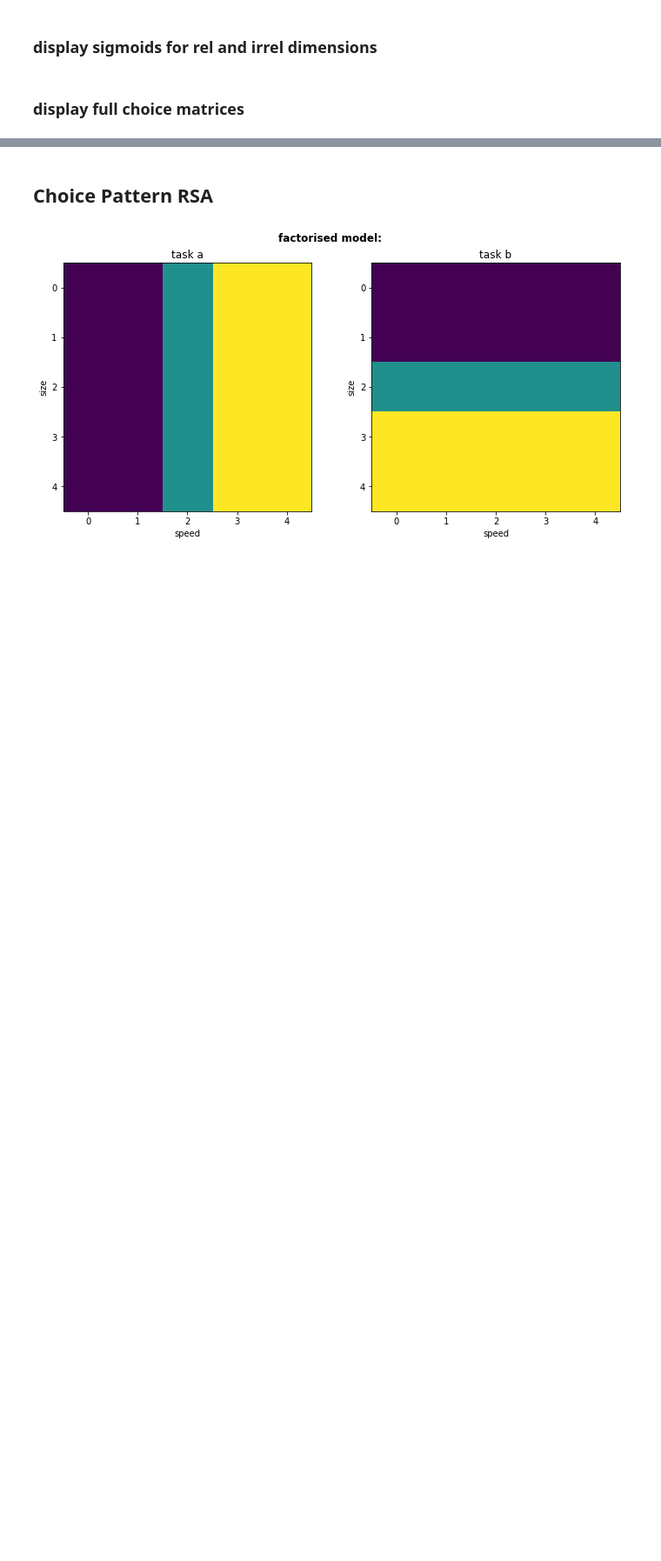
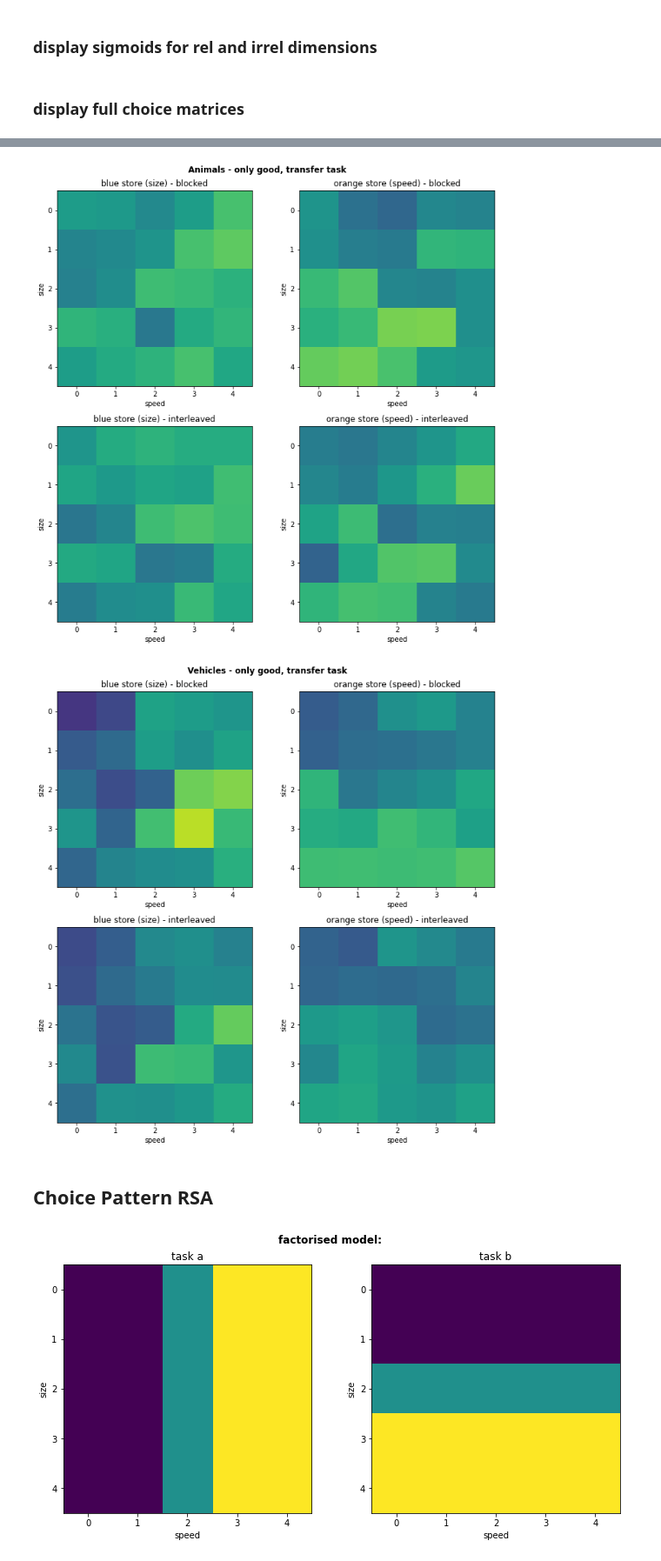
Before and after one commit to summerfieldlab/animals_vehicles, a Jupyter notebook: notebooks/av_transfer_analysis.ipynb, the cells around one changed output, grey strips where cells are left out. Shown at 87% size. Drawn from its saved outputs; the diff is of its cells as text; code cells hidden in the pictures; blank space fills up the shorter version.

Commit message:
full analysis notebook for transfer task

```diff
--- a/notebooks/av_transfer_analysis.ipynb
+++ b/notebooks/av_transfer_analysis.ipynb
@@ -116,3 +117,9 @@ disp_choicemats(choicemats,onlygood=True)
+# %%
+choicemats = compute_choicemats(alldata, whichtask="transfer")
+disp_choicemats(choicemats,onlygood=True,whichtask="transfer")
+# %% [output]
+[figure, added]
+[figure, added]
 # %% [markdown]
 ## Choice Pattern RSA
 # %%
```
Also changed, not shown: parts of 9 cells of this notebook, 3 other files.
